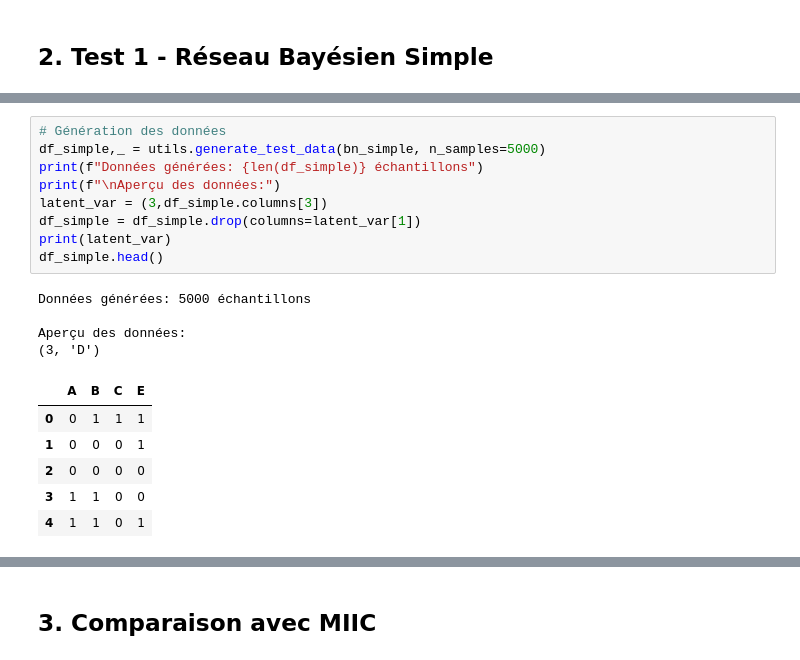
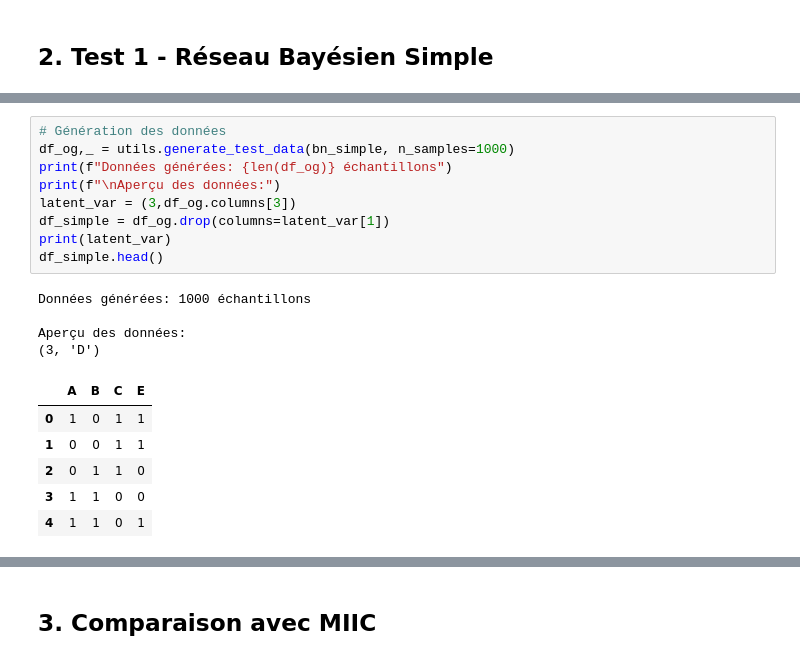
Before and after one commit to alexisvuvietnam/MADI_project, a Jupyter notebook: fci_tests.ipynb, the cells around one changed output, grey strips where cells are left out. Cells and saved outputs as stored; diff of their text form.

```diff
--- a/fci_tests.ipynb
+++ b/fci_tests.ipynb
@@ -84,22 +84,22 @@ Réseau créé: 5 variables, 6 arcs
 [drawing not drawn]
 # %%
 # Génération des données
-df_simple,_ = utils.generate_test_data(bn_simple, n_samples=5000)
-print(f"Données générées: {len(df_simple)} échantillons")
+df_og,_ = utils.generate_test_data(bn_simple, n_samples=1000)
+print(f"Données générées: {len(df_og)} échantillons")
 print(f"\nAperçu des données:")
-latent_var = (3,df_simple.columns[3])
-df_simple = df_simple.drop(columns=latent_var[1])
+latent_var = (3,df_og.columns[3])
+df_simple = df_og.drop(columns=latent_var[1])
 print(latent_var)
 df_simple.head()
 # %% [output]
-Données générées: 5000 échantillons
+Données générées: 1000 échantillons
 
 Aperçu des données:
 (3, 'D')
 |  | A | B | C | E |
-| 0 | 0 | 1 | 1 | 1 |
-| 1 | 0 | 0 | 0 | 1 |
-| 2 | 0 | 0 | 0 | 0 |
+| 0 | 1 | 0 | 1 | 1 |
+| 1 | 0 | 0 | 1 | 1 |
+| 2 | 0 | 1 | 1 | 0 |
 | 3 | 1 | 1 | 0 | 0 |
 | 4 | 1 | 1 | 0 | 1 |
 # %%
```
Also changed, not shown: parts of 13 cells of this notebook, 5 other files.
